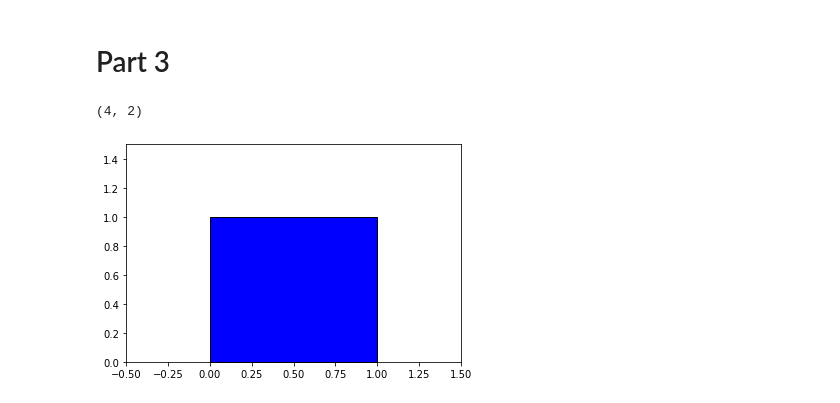
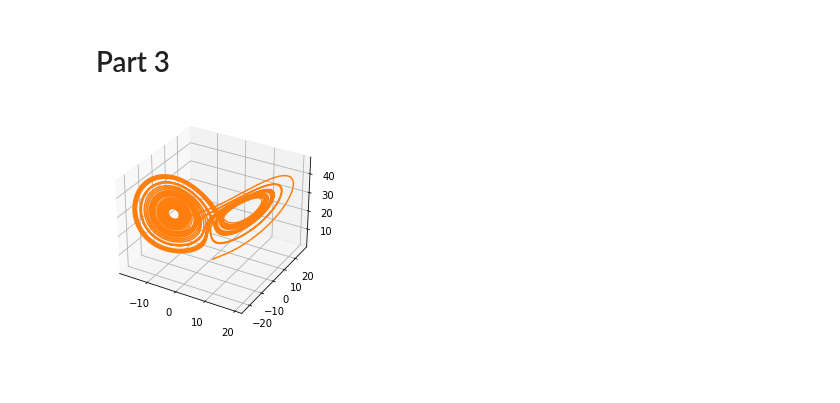
Before and after one commit to alexvillr/COMP3710, a Jupyter notebook: fractal_lab.ipynb, the cells around one changed output. Saved outputs shown, nothing was run; the diff lists cells and outputs as text; code cells hidden in the pictures; blank space fills up the shorter version.

```diff
--- a/fractal_lab.ipynb
+++ b/fractal_lab.ipynb
@@ -93,22 +94,28 @@ plt.show()
 # %% [markdown]
 # Part 3
-# %%
-from matplotlib.collections import PolyCollection
-initial_square_verts = [[0.0, 0.0], [1.0, 0.0], [1.0, 1.0], [0.0, 1.0]]
-initial_square_verts = np.array(initial_square_verts)
-
-print(initial_square_verts.shape)
-
-poly = PolyCollection([initial_square_verts], facecolors = 'blue', edgecolors='k', linewidth=1)
-
-fig = plt.figure()
-ax = fig.add_subplot(111)
-ax.set_xlim(-0.5, 1.5)
-ax.set_ylim(0, 1.5)
-
-ax.add_collection(poly)
-
-plt.show()
-# %% [output]
-(4, 2)
-[figure, removed]
+# %%
+import numpy as np
+import matplotlib.pyplot as plt
+from scipy.integrate import odeint
+from mpl_toolkits.mplot3d import Axes3D
+
+rho = 40.0
+sigma = 16.0
+beta = 4.0
+
+def f(state, t):
+    x, y, z = state  # Unpack the state vector
+    return sigma * (y - x), x * (rho - z) - y, x * y - beta * z  # Derivatives
+
+state0 = [1.0, 1.0, 1.0]
+t = np.arange(0.0, 40.0, 0.001)
+
+states = odeint(f, state0, t)
+
+fig = plt.subplot(projection="3d")
+fig.plot(states[:, 0], states[:, 1], states[:, 2], 'C1')
+
+plt.draw()
+plt.show()
+# %% [output]
+[figure, added]
```
Also changed, not shown: parts of 6 cells of this notebook, 4 other files.
